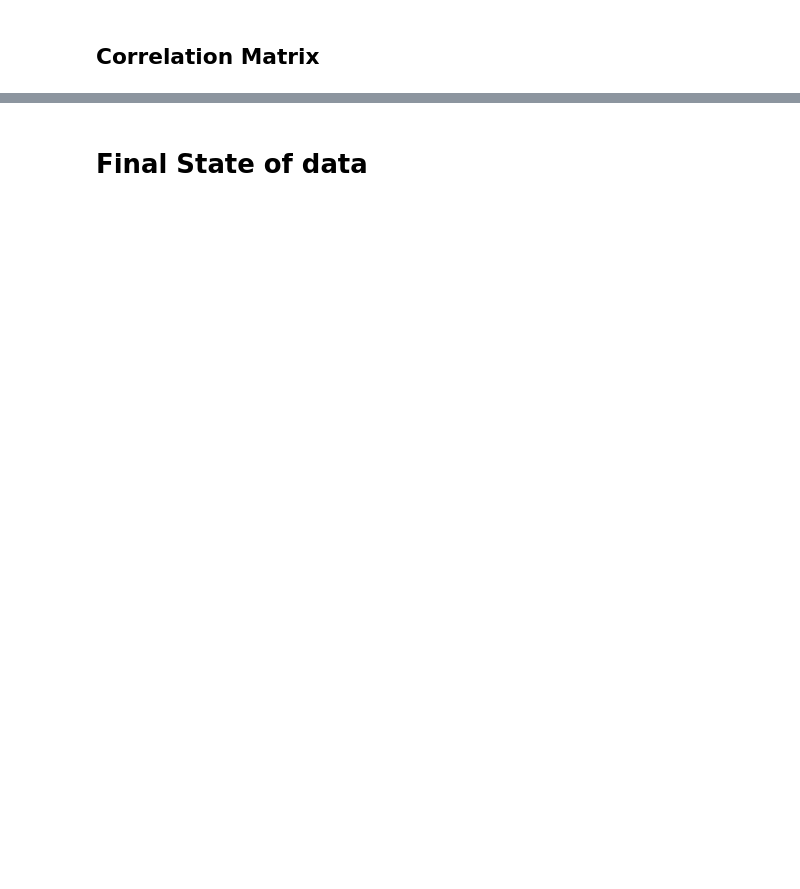
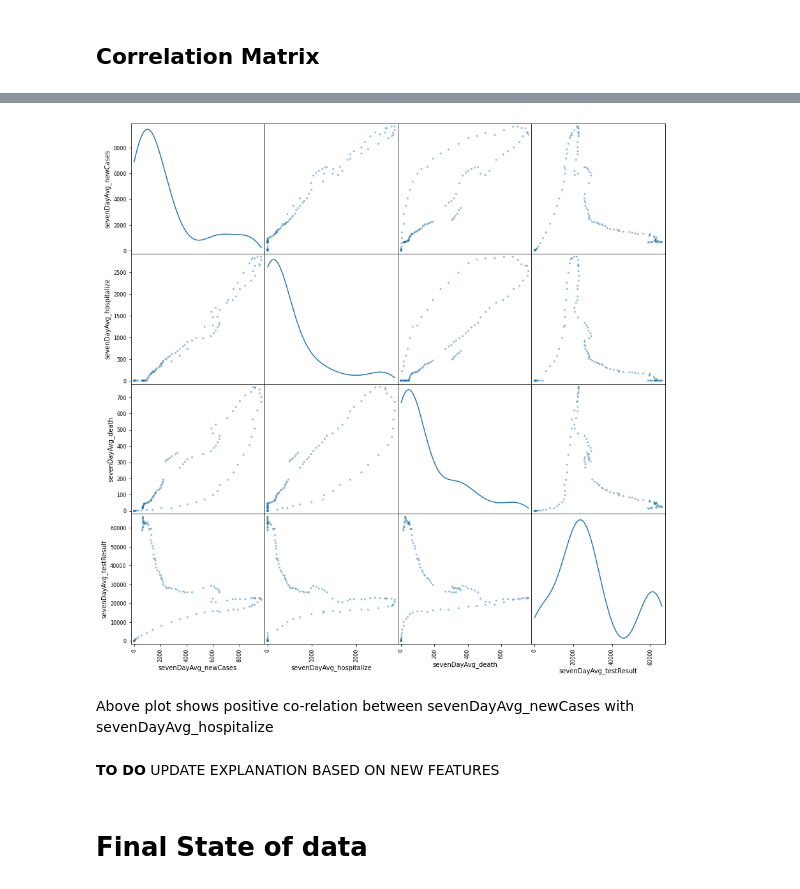
Before and after one commit to JohnKHancock/CUNY_DATA_698_Maters_Project, a Jupyter notebook: project-model/covid19-model-v2.ipynb, the cells around one changed output, grey strips where cells are left out. Drawn from its saved outputs; the diff is of its cells as text; code cells hidden in the pictures; blank space fills up the shorter version.

```diff
--- a/project-model/covid19-model-v2.ipynb
+++ b/project-model/covid19-model-v2.ipynb
@@ -423,3 +465,15 @@ UPDATE EXPLANATION BASED ON NEW FEATURES
+# %%
+from pandas.plotting import scatter_matrix
+df3 = df2[['sevenDayAvg_newCases', 'sevenDayAvg_hospitalize', 'sevenDayAvg_death',  'sevenDayAvg_testResult']]
+scatter_matrix(df3, figsize=(15,15), diagonal = "kde")
+plt.show()
+# %% [output]
+[figure, added]
+# %% [markdown]
+Above plot shows positive co-relation between sevenDayAvg_newCases with sevenDayAvg_hospitalize
+# %% [markdown]
+**TO DO**
+UPDATE EXPLANATION BASED ON NEW FEATURES
 # %% [markdown]
 # Final State of data
 # %%
```
Also changed, not shown: parts of 26 cells of this notebook, 4 other files.
